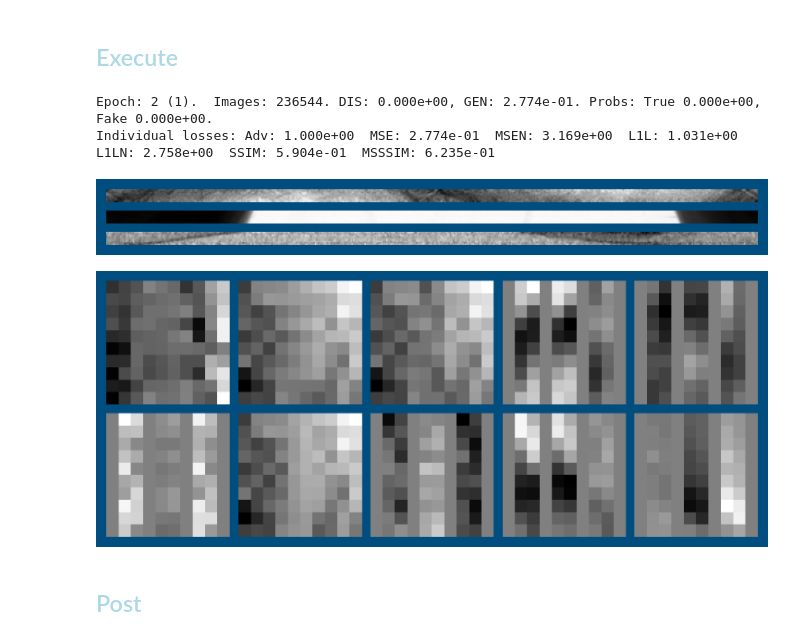
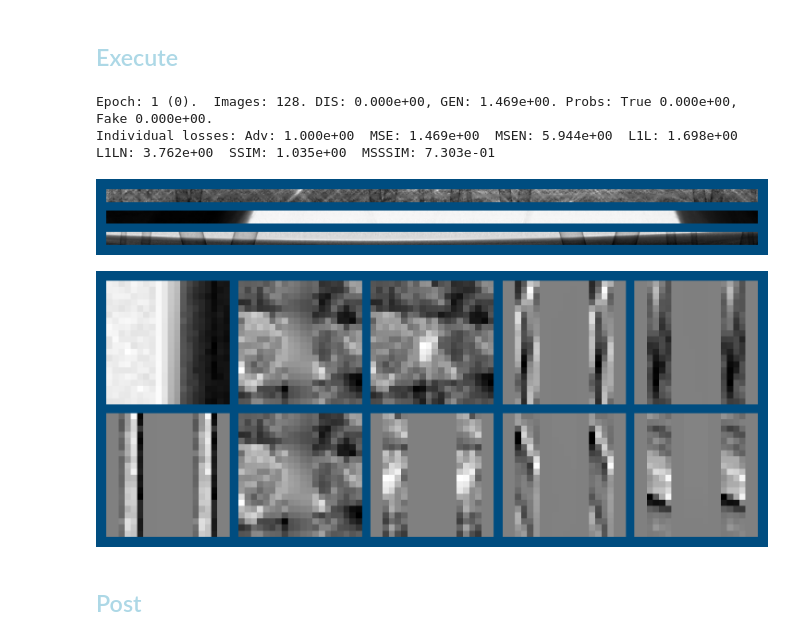
Before and after one commit to AustralianSynchrotron/sinogap, a Jupyter notebook: sinogap_bp3.ipynb, the cells around one changed output. Drawn from its saved outputs; the diff is of its cells as text; code cells hidden in the pictures.

```diff
--- a/sinogap_bp3.ipynb
+++ b/sinogap_bp3.ipynb
@@ -33,7 +33,7 @@ sg.TCfg = sg.TCfgClass(
      exec = 3
     ,nofEpochs = None
     ,latentDim = 64
-    ,batchSize = 2**8
+    ,batchSize = 2**6
     ,batchSplit = 2**0
     ,labelSmoothFac = 0.1 # For Fake labels (or set to 0.0 for no smoothing).
     ,learningRateD = 1e-3
@@ -41,7 +41,7 @@ sg.TCfg = sg.TCfgClass(
     ,dataDir = '/dev/shm/sinogapData'
 )
 
-sg.DCfg = sg.DCfgClass(2)
+sg.DCfg = sg.DCfgClass(4)
 
 #os.environ["CTAS_MMAP_PATH"] = "/mnt/ssdData/"
 # %% [markdown]
@@ -72,7 +87,7 @@ class Generator2(sg.GeneratorTemplate):
 
     def __init__(self):
         super(Generator2, self).__init__(2, batchNorm=True)
-        self.amplitude = 1 # found by training to optimize it (3.3)
+        self.amplitude = 4 # found by training to optimize it (3.3)
         self.baseChannels = 8
         self.encoders =  nn.ModuleList([
             self.encblock(  1/self.baseChannels,
@@ -83,13 +98,13 @@ class Generator2(sg.GeneratorTemplate):
             self.encblock(  2, 4, 3, stride=(2,1), padding=(1,0)),
             self.encblock(  4, 4, 3, padding=1),
             self.encblock(  4, 8, 3, stride=(2,1), padding=(1,0)),
-            self.encblock(  8, 8, 3, padding=(1,0)),
-            #self.encblock(  8,16, 3, stride=(2,1), padding=(1,0)),
+            self.encblock(  8, 8, 3, padding=1),
+            self.encblock(  8,16, 3, stride=(2,1), padding=(1,0)),
             ])
         self.fcLink = self.createFClink()
         self.decoders = nn.ModuleList([
-            #self.decblock(32, 8, 3, stride=(2,1), outputPadding=(1,0), padding=(1,0)),
-            self.decblock(16, 8, 3, padding=(1,0)),
+            self.decblock(32, 8, 3, stride=(2,1), outputPadding=(1,0), padding=(1,0)),
+            self.decblock(16, 8, 3, padding=1),
             self.decblock(16, 4, 3, stride=(2,1), outputPadding=(1,0), padding=(1,0)),
             self.decblock( 8, 4, 3, padding=1),
             self.decblock( 8, 2, 3, stride=(2,1), outputPadding=(1,0), padding=(1,0)),
@@ -99,11 +114,12 @@ class Generator2(sg.GeneratorTemplate):
             self.decblock( 2, 1, 3, padding=1, norm=False),
             ])
         self.lastTouch = self.createLastTouch()
-        #sg.load_model(self, model_path="model_2_gen.pt" )
+        sg.load_model(self, model_path="model_0_gen.pt" )
+
 
 
 generator2 = Generator2()
 generator2 = generator2.to(sg.TCfg.device)
-#generator2 = generator2.requires_grad_(False)
+generator2 = generator2.requires_grad_(False)
 generator2 = generator2.eval()
 sg.lowResGenerators[2] = generator2
@@ -247,52 +334,54 @@ sg.displayImages()
 # %%
 
 
-sg.scheduler_G.gamma = 1-0.01
+sg.scheduler_G.gamma = 1-0.005
 def my_beforeReport(sglocals) :
     message = ""
 
-    #message += "G" + sg.adjustScheduler(sg.scheduler_G, sg.TCfg.learningRateG, 0.0001)
-    #sg.writer.add_scalars("Aux", {'LrnRate': sg.scheduler_G.get_last_lr()[0]/sg.TCfg.learningRateG}, sg.imer)
+    message += "G" + sg.adjustScheduler(sg.scheduler_G, sg.TCfg.learningRateG, 0.1)
+    sg.writer.add_scalars("Aux", {'LrnRate': sg.scheduler_G.get_last_lr()[0]/sg.TCfg.learningRateG}, sg.imer)
+
+    #message += f"Amplitude {sg.generator.amplitude.item()}."
+    #sg.writer.add_scalars("Aux", {'Amplitude': sg.generator.amplitude.item()}, sg.imer)
 
     #for metrics in ('L1L','SSIM','MSSSIM') :
     #    sg.metrices[metrics].weight = max(0, sg.metrices[metrics].weight - 0.005)
     #    message += f"{metrics} weight: {sg.metrices[metrics].weight}. "
     #    sg.writer.add_scalars("Aux", {metrics: sg.metrices[metrics].weight}, sg.imer)
 
+    #with open(f"message_{sg.TCfg.exec}.txt", 'a') as file:
+    #    file.write(message + "\n")
     print(message)
     return
-sg.beforeReport = my_beforeReport
+#sg.beforeReport = my_beforeReport
+
 
 def my_beforeEachEpoch(sglocals) :
-    sg.TCfg.batchSize = min(2**12, sg.TCfg.batchSize * 2)
-    sg.TCfg.batchSplit = max(2**0, int(sg.TCfg.batchSize / 2**9))
-    sg.writer.add_scalars("Aux", {'Batch size': math.log(2**12,2)}, sg.imer)
+    sg.TCfg.batchSize = min(2**8, sg.TCfg.batchSize * 2)
+    sg.TCfg.batchSplit = max(2**0, int(sg.TCfg.batchSize / 2**7))
+    sg.writer.add_scalars("Aux", {'Batch size': math.log(sg.TCfg.batchSize,2)}, sg.imer)
     print(f"Batch size: {sg.TCfg.batchSize}, split: {sg.TCfg.batchSplit}", )
     return
 #sg.beforeEachEpoch = my_beforeEachEpoch
+
 
 try :
     sg.train(savedCheckPoint)
 except :
     #del sg.dataLoader
     #del sg.testLoader
     sg.freeGPUmem()
     1/10 # to release Jupyuter memory in the next step
     sg.epoch -= 1
     raise
 
-
-
-# loss MSE raw, BS=2**8, LR=1e-3
-#27 LR -> 1e-4
-#44 LR -> 1e-5
-#47 BS -> 2**12
-#77 loss => Square MSE
+#0 norm, BS=2**8, LR=1e-3
+#9 BS => 2**10
 # %% [output]
-Epoch: 2 (1).  Images: 236544. DIS: 0.000e+00, GEN: 2.774e-01. Probs: True 0.000e+00, Fake 0.000e+00.
-Individual losses: Adv: 1.000e+00  MSE: 2.774e-01  MSEN: 3.169e+00  L1L: 1.031e+00  L1LN: 2.758e+00  SSIM: 5.904e-01  MSSSIM: 6.235e-01
+Epoch: 1 (0).  Images: 128. DIS: 0.000e+00, GEN: 1.469e+00. Probs: True 0.000e+00, Fake 0.000e+00.
+Individual losses: Adv: 1.000e+00  MSE: 1.469e+00  MSEN: 5.944e+00  L1L: 1.698e+00  L1LN: 3.762e+00  SSIM: 1.035e+00  MSSSIM: 7.303e-01
-[figure, old version]
+[figure, new version]
-[figure, old version]
+[figure, new version]
 # %% [markdown]
 ## <font style="color:lightblue">Post</font>
 # %%
```
Also changed, not shown: parts of 10 cells of this notebook, 4 other files.
